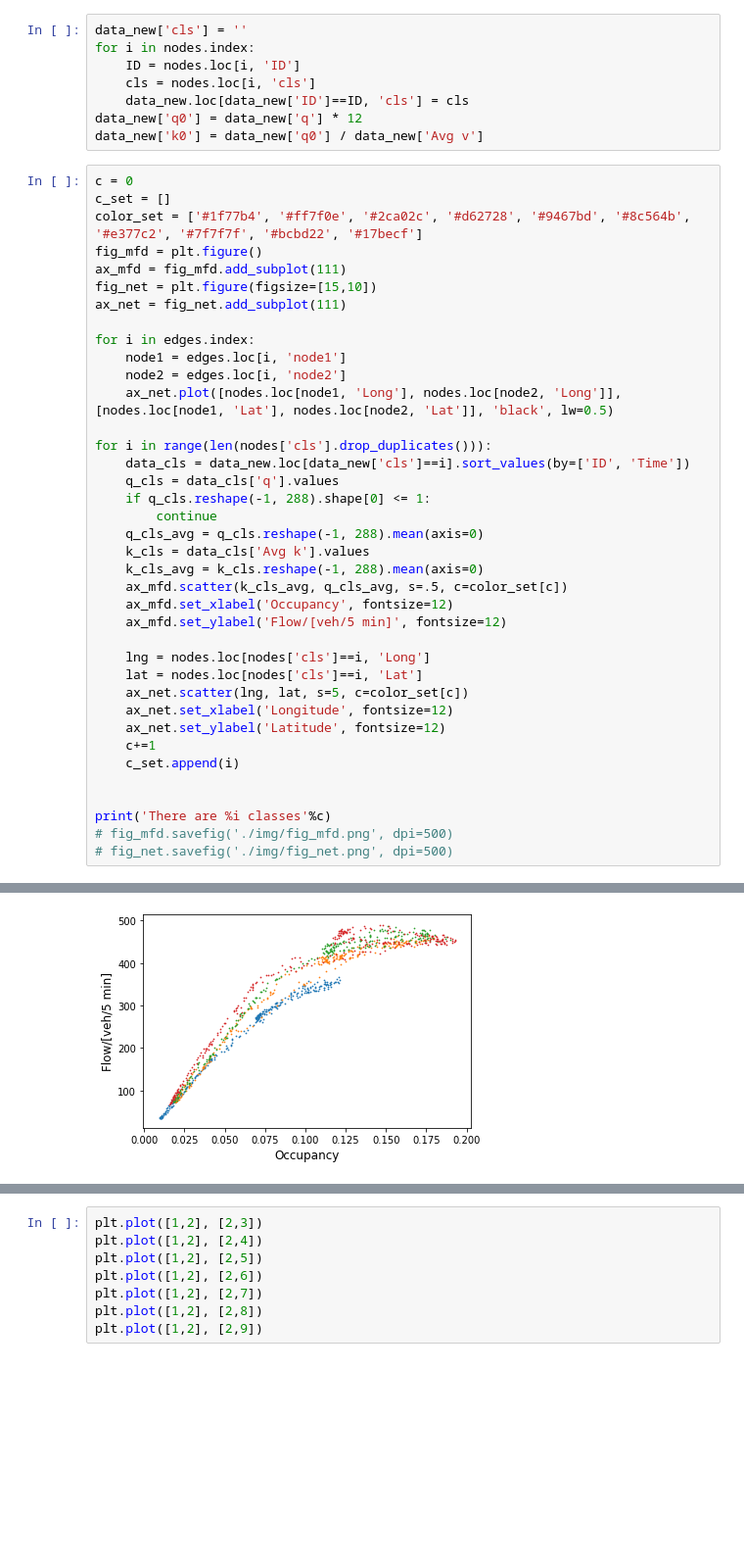
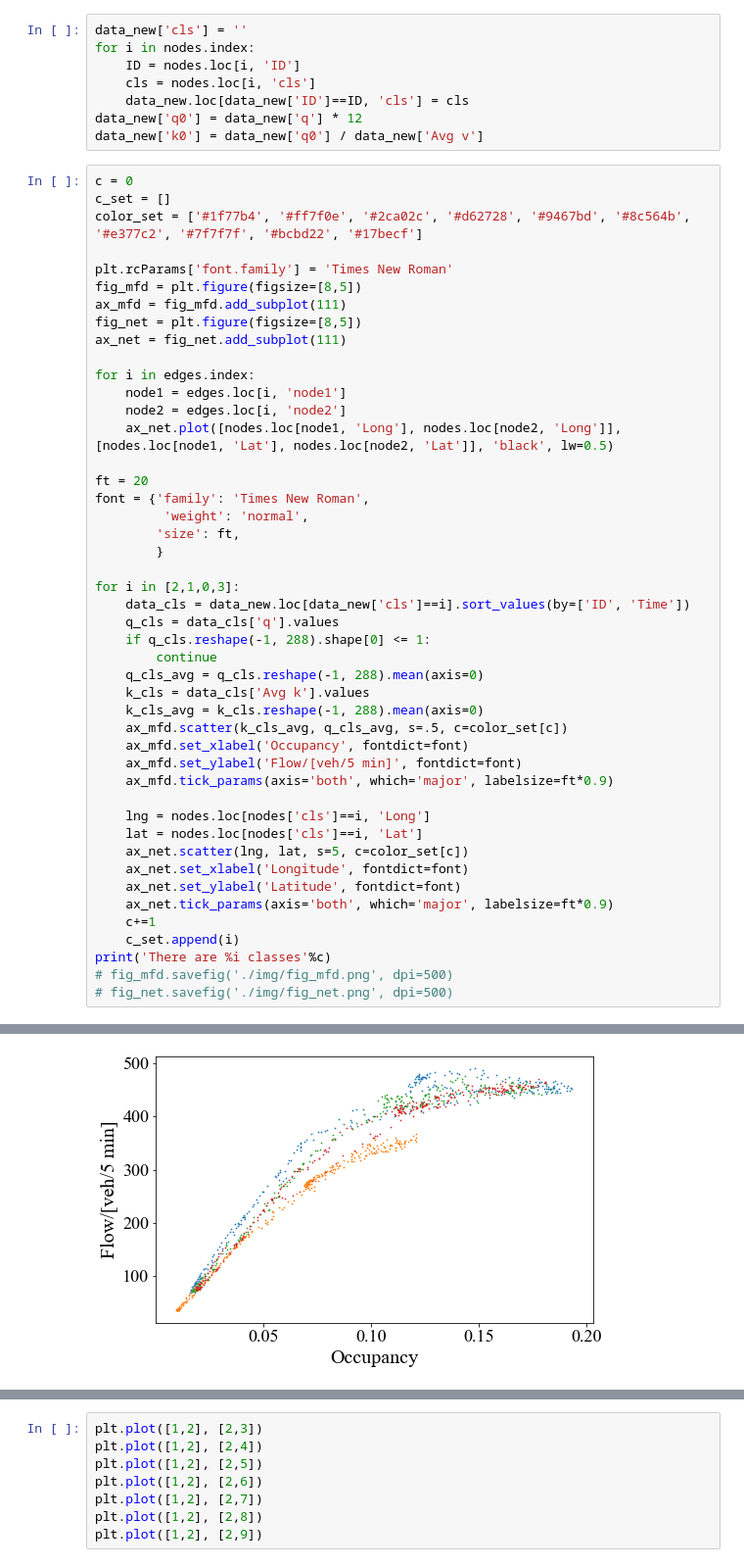
Before and after one commit to khzhang2/CE263Proj, a Jupyter notebook: Louvain.ipynb, the cells around one changed output, grey strips where cells are left out. Shown at 98% size. Drawn from its saved outputs; the diff is of its cells as text; blank space fills up the shorter version.

```diff
--- a/Louvain.ipynb
+++ b/Louvain.ipynb
@@ -59,40 +63,48 @@ data_new['k0'] = data_new['q0'] / data_new['Avg v']
 c = 0
 c_set = []
 color_set = ['#1f77b4', '#ff7f0e', '#2ca02c', '#d62728', '#9467bd', '#8c564b', '#e377c2', '#7f7f7f', '#bcbd22', '#17becf']
-fig_mfd = plt.figure()
+
+plt.rcParams['font.family'] = 'Times New Roman'
+fig_mfd = plt.figure(figsize=[8,5])
 ax_mfd = fig_mfd.add_subplot(111)
-fig_net = plt.figure(figsize=[15,10])
+fig_net = plt.figure(figsize=[8,5])
 ax_net = fig_net.add_subplot(111)
 
 for i in edges.index:
     node1 = edges.loc[i, 'node1']
     node2 = edges.loc[i, 'node2']
     ax_net.plot([nodes.loc[node1, 'Long'], nodes.loc[node2, 'Long']], [nodes.loc[node1, 'Lat'], nodes.loc[node2, 'Lat']], 'black', lw=0.5)
 
-for i in range(len(nodes['cls'].drop_duplicates())):
+ft = 20
+font = {'family': 'Times New Roman',
+         'weight': 'normal',
+        'size': ft,
+        }
+
+for i in [2,1,0,3]:
     data_cls = data_new.loc[data_new['cls']==i].sort_values(by=['ID', 'Time'])
     q_cls = data_cls['q'].values
     if q_cls.reshape(-1, 288).shape[0] <= 1:
         continue
     q_cls_avg = q_cls.reshape(-1, 288).mean(axis=0)
     k_cls = data_cls['Avg k'].values
     k_cls_avg = k_cls.reshape(-1, 288).mean(axis=0)
     ax_mfd.scatter(k_cls_avg, q_cls_avg, s=.5, c=color_set[c])
-    ax_mfd.set_xlabel('Occupancy', fontsize=12)
-    ax_mfd.set_ylabel('Flow/[veh/5 min]', fontsize=12)
+    ax_mfd.set_xlabel('Occupancy', fontdict=font)
+    ax_mfd.set_ylabel('Flow/[veh/5 min]', fontdict=font)
+    ax_mfd.tick_params(axis='both', which='major', labelsize=ft*0.9)
 
     lng = nodes.loc[nodes['cls']==i, 'Long']
     lat = nodes.loc[nodes['cls']==i, 'Lat']
     ax_net.scatter(lng, lat, s=5, c=color_set[c])
-    ax_net.set_xlabel('Longitude', fontsize=12)
-    ax_net.set_ylabel('Latitude', fontsize=12)
+    ax_net.set_xlabel('Longitude', fontdict=font)
+    ax_net.set_ylabel('Latitude', fontdict=font)
+    ax_net.tick_params(axis='both', which='major', labelsize=ft*0.9)
     c+=1
     c_set.append(i)
-
-
 print('There are %i classes'%c)
 # fig_mfd.savefig('./img/fig_mfd.png', dpi=500)
 # fig_net.savefig('./img/fig_net.png', dpi=500)
 # %% [output]
 There are 4 classes
-[figure, old version]
+[figure, new version]
```
Also changed, not shown: parts of 4 cells of this notebook, 4 other files.
